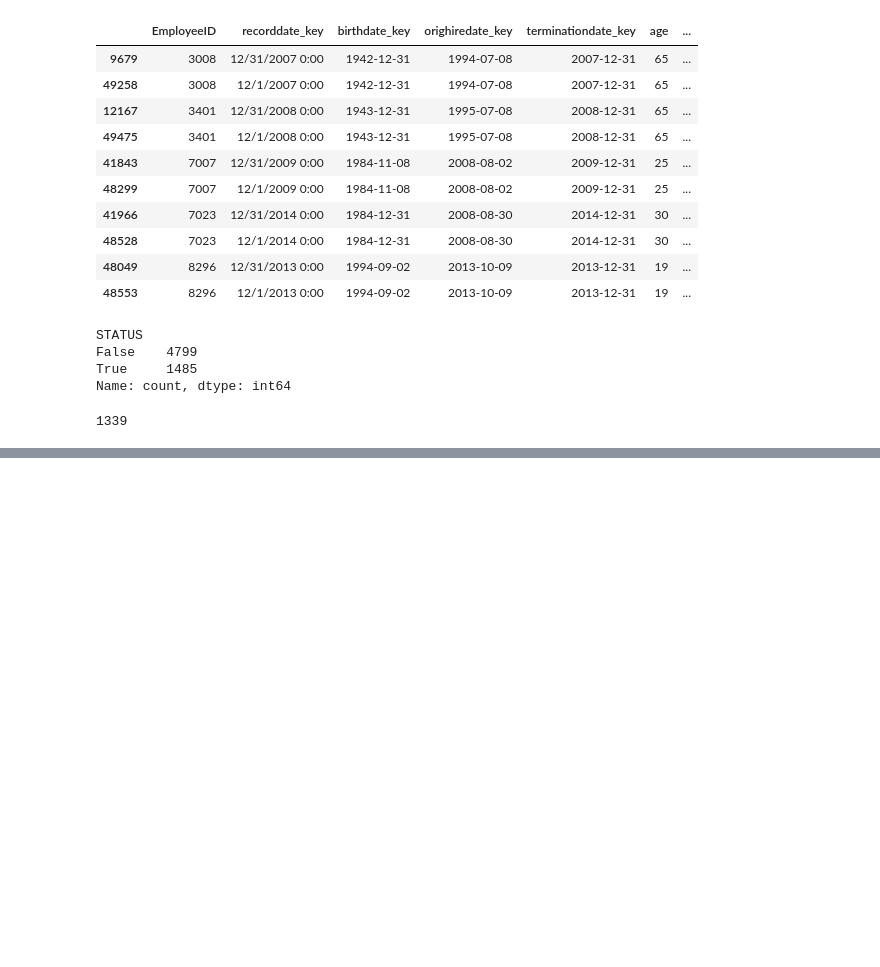
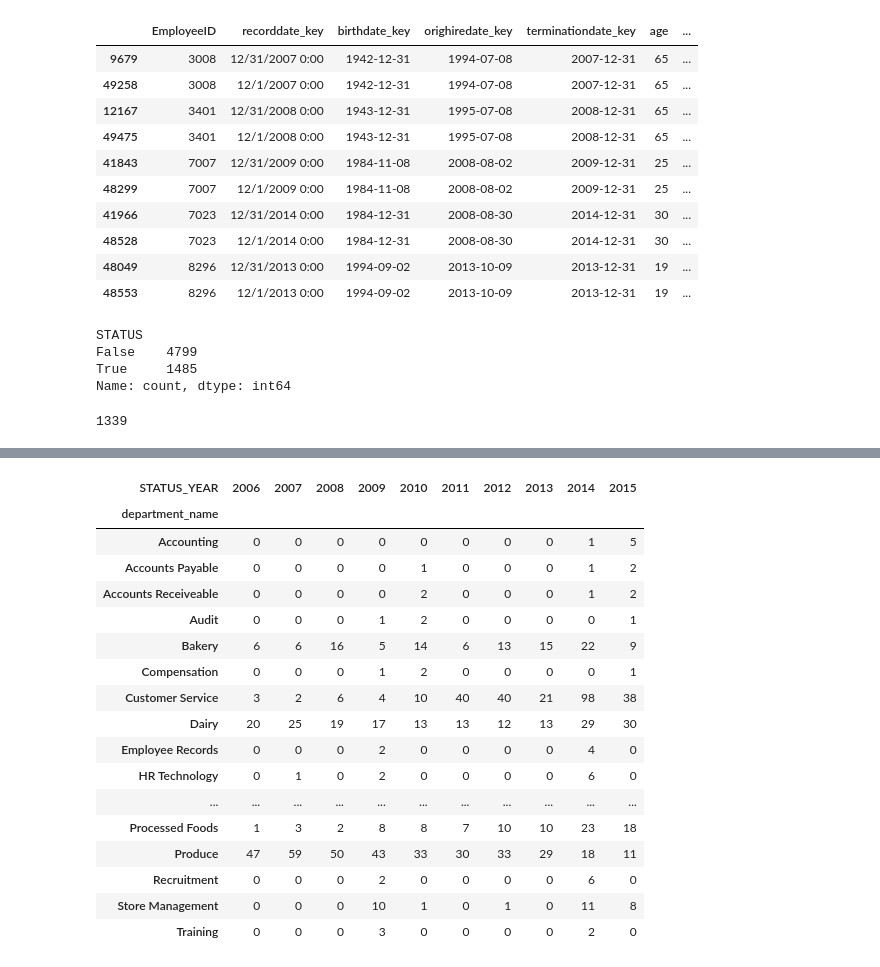
Before and after one commit to nazlican-engineer/Mercek, a Jupyter notebook: notebooks/01_analiz.ipynb, the cells around one changed output, grey strips where cells are left out. Drawn from its saved outputs; the diff is of its cells as text; code cells hidden in the pictures; blank space fills up the shorter version.

```diff
--- a/notebooks/01_analiz.ipynb
+++ b/notebooks/01_analiz.ipynb
@@ -195,0 +334,26 @@ len(active_ids & terminated_ids)
+# %%
+department_year = pd.crosstab(
+    departures["department_name"],
+    departures["STATUS_YEAR"]
+)
+
+department_year
+# %% [output]
+| STATUS_YEAR | 2006 | 2007 | 2008 | 2009 | 2010 | 2011 | 2012 | 2013 | 2014 | 2015 |
+| department_name |  |  |  |  |  |  |  |  |  |  |
+| Accounting | 0 | 0 | 0 | 0 | 0 | 0 | 0 | 0 | 1 | 5 |
+| Accounts Payable | 0 | 0 | 0 | 0 | 1 | 0 | 0 | 0 | 1 | 2 |
+| Accounts Receiveable | 0 | 0 | 0 | 0 | 2 | 0 | 0 | 0 | 1 | 2 |
+| Audit | 0 | 0 | 0 | 1 | 2 | 0 | 0 | 0 | 0 | 1 |
+| Bakery | 6 | 6 | 16 | 5 | 14 | 6 | 13 | 15 | 22 | 9 |
+| Compensation | 0 | 0 | 0 | 1 | 2 | 0 | 0 | 0 | 0 | 1 |
+| Customer Service | 3 | 2 | 6 | 4 | 10 | 40 | 40 | 21 | 98 | 38 |
+| Dairy | 20 | 25 | 19 | 17 | 13 | 13 | 12 | 13 | 29 | 30 |
+| Employee Records | 0 | 0 | 0 | 2 | 0 | 0 | 0 | 0 | 4 | 0 |
+| HR Technology | 0 | 1 | 0 | 2 | 0 | 0 | 0 | 0 | 6 | 0 |
+| ... | ... | ... | ... | ... | ... | ... | ... | ... | ... | ... |
+| Processed Foods | 1 | 3 | 2 | 8 | 8 | 7 | 10 | 10 | 23 | 18 |
+| Produce | 47 | 59 | 50 | 43 | 33 | 30 | 33 | 29 | 18 | 11 |
+| Recruitment | 0 | 0 | 0 | 2 | 0 | 0 | 0 | 0 | 6 | 0 |
+| Store Management | 0 | 0 | 0 | 10 | 1 | 0 | 1 | 0 | 11 | 8 |
+| Training | 0 | 0 | 0 | 3 | 0 | 0 | 0 | 0 | 2 | 0 |
```
Also changed, not shown: parts of 16 cells of this notebook.
